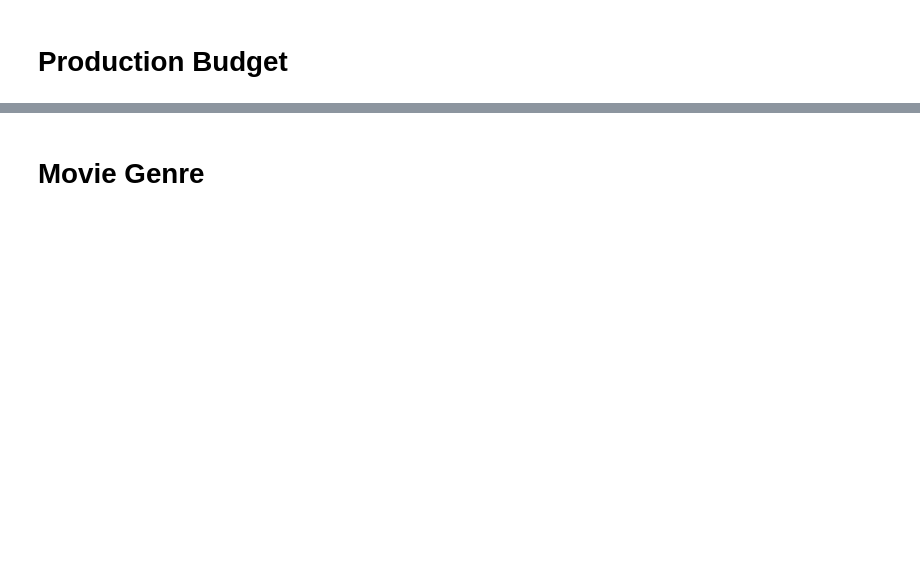
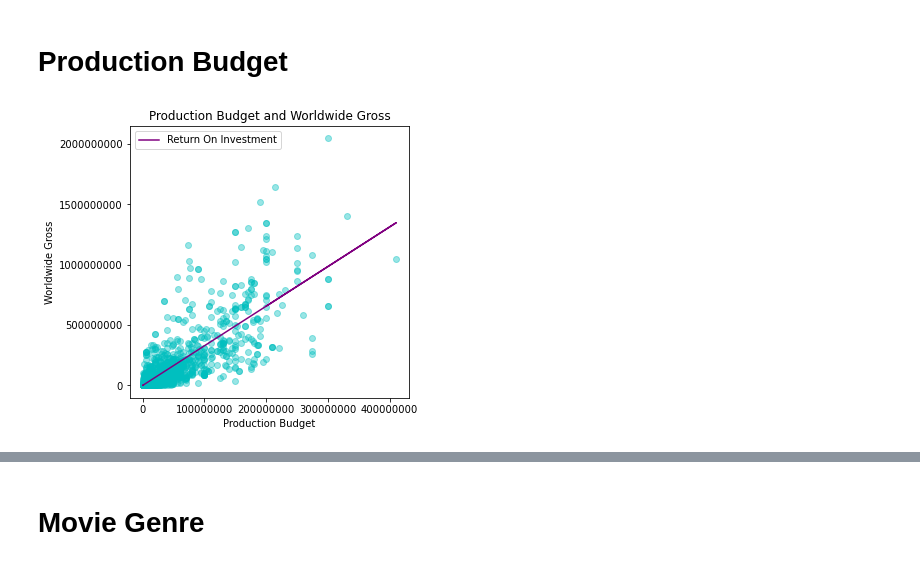
Before and after one commit to xiaohua-su/Film-Analysis, a Jupyter notebook: Analysis_of_Films.ipynb, the cells around one changed output, grey strips where cells are left out. Drawn from its saved outputs; the diff is of its cells as text; code cells hidden in the pictures; blank space fills up the shorter version.

```diff
--- a/Analysis_of_Films.ipynb
+++ b/Analysis_of_Films.ipynb
@@ -185,3 +209,19 @@ lower_limit_pb, upper_limit_pb
 movies_without_wwg_or_pb_outliers = movies_without_wwg_outliers[movies_without_wwg_outliers['production_budget']<upper_limit_pb]
 # %% [markdown]
 # Production Budget
+# %%
+fig, ax = plt.subplots(figsize=(5,5))
+ax.ticklabel_format(style='plain')
+ax.scatter(clean_columns['production_budget'] , y = clean_columns['worldwide_gross'], alpha = .4, c="c");
+
+x=clean_columns['production_budget']
+y=clean_columns['worldwide_gross']
+m, b = np.polyfit(x,y,1)
+plt.plot(x, m*x + b, c="purple")
+plt.legend(['Return On Investment'])
+
+ax.set_title('Production Budget and Worldwide Gross')
+ax.set_xlabel('Production Budget')
+ax.set_ylabel('Worldwide Gross');
+# %% [output]
+[figure, added]
```
Also changed, not shown: parts of 36 cells of this notebook, 6 other files.
